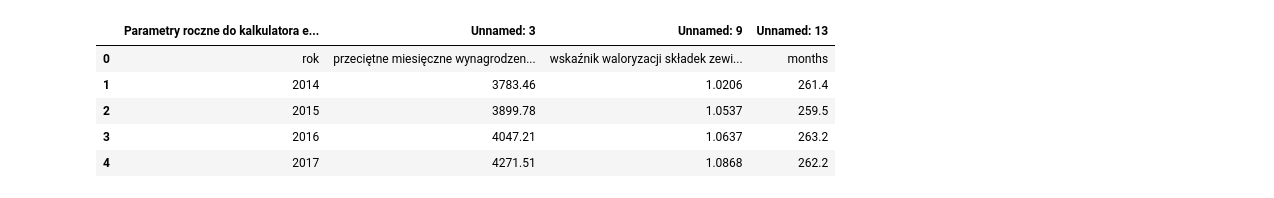
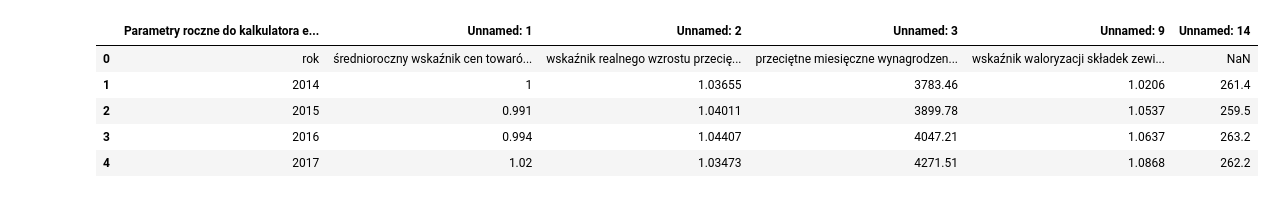
Before and after one commit to Przygody-Zusi/pz-backend, a Jupyter notebook: docs/extract_data.ipynb, the cells around one changed output. Saved outputs shown, nothing was run; the diff lists cells and outputs as text; code cells hidden in the pictures.

```diff
--- a/docs/extract_data.ipynb
+++ b/docs/extract_data.ipynb
@@ -20,15 +20,15 @@ df_parametry_roczne.head()
 | 3 | 2016 | 0.994 | 1.04407 | 4047.21 | 0.0976 | 0.0976 | 0.0292 | ... |
 | 4 | 2017 | 1.02 | 1.03473 | 4271.51 | 0.0976 | 0.0976 | 0.0292 | ... |
 # %%
-df_selected = df.iloc[:, [0, 3, 9, 13]]
+df_selected = df.iloc[:, [0, 1, 2, 3, 9, 14]]
 df_selected.head()
 # %% [output]
-|  | Parametry roczne do kalkulatora e... | Unnamed: 3 | Unnamed: 9 | Unnamed: 13 |
-| 0 | rok | przeciętne miesięczne wynagrodzen... | wskaźnik waloryzacji składek zewi... | months |
-| 1 | 2014 | 3783.46 | 1.0206 | 261.4 |
-| 2 | 2015 | 3899.78 | 1.0537 | 259.5 |
-| 3 | 2016 | 4047.21 | 1.0637 | 263.2 |
-| 4 | 2017 | 4271.51 | 1.0868 | 262.2 |
+|  | Parametry roczne do kalkulatora e... | Unnamed: 1 | Unnamed: 2 | Unnamed: 3 | Unnamed: 9 | Unnamed: 14 |
+| 0 | rok | średnioroczny wskaźnik cen towaró... | wskaźnik realnego wzrostu przecię... | przeciętne miesięczne wynagrodzen... | wskaźnik waloryzacji składek zewi... | NaN |
+| 1 | 2014 | 1 | 1.03655 | 3783.46 | 1.0206 | 261.4 |
+| 2 | 2015 | 0.991 | 1.04011 | 3899.78 | 1.0537 | 259.5 |
+| 3 | 2016 | 0.994 | 1.04407 | 4047.21 | 1.0637 | 263.2 |
+| 4 | 2017 | 1.02 | 1.03473 | 4271.51 | 1.0868 | 262.2 |
 # %%
 # Remove the first row (header-like row)
 df_selected_clean = df_selected.iloc[1:].reset_index(drop=True)
```
Also changed, not shown: parts of 4 cells of this notebook, 3 other files.
